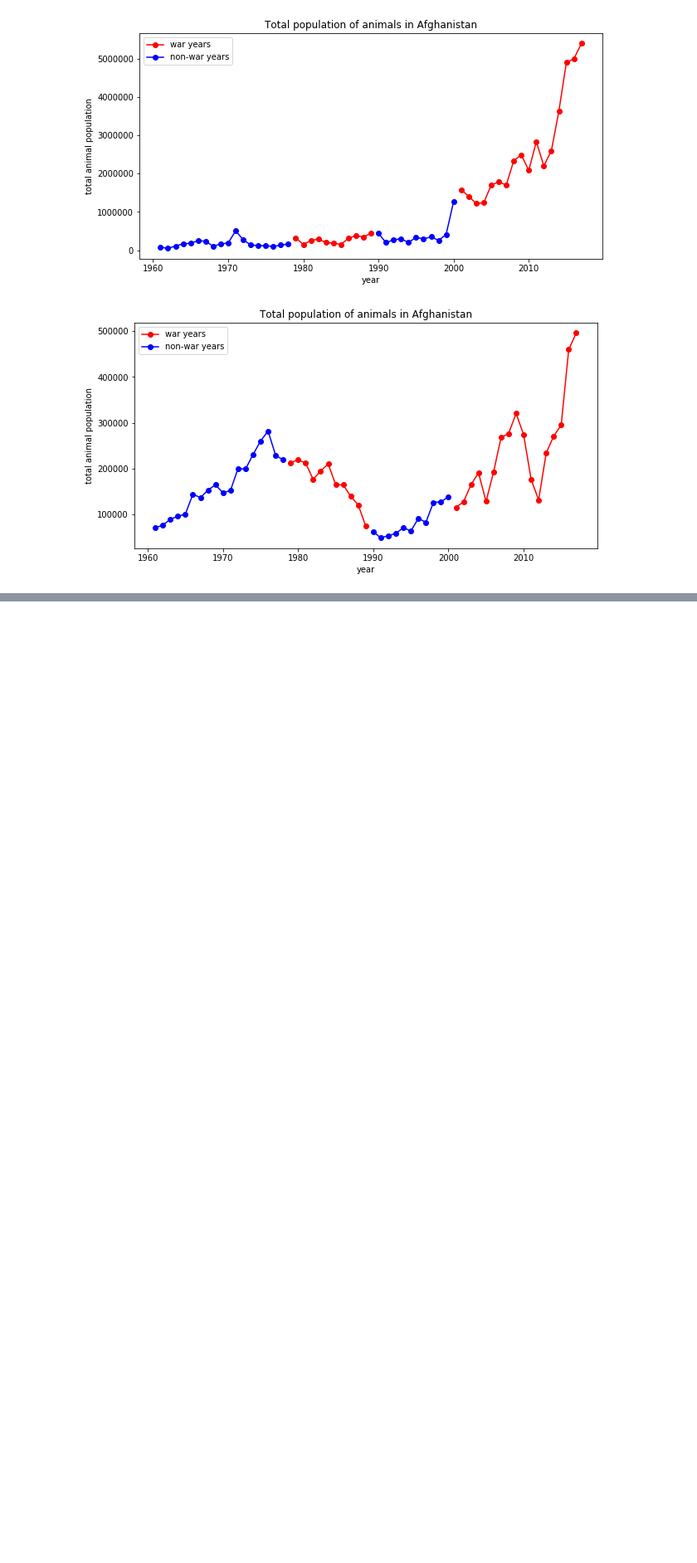
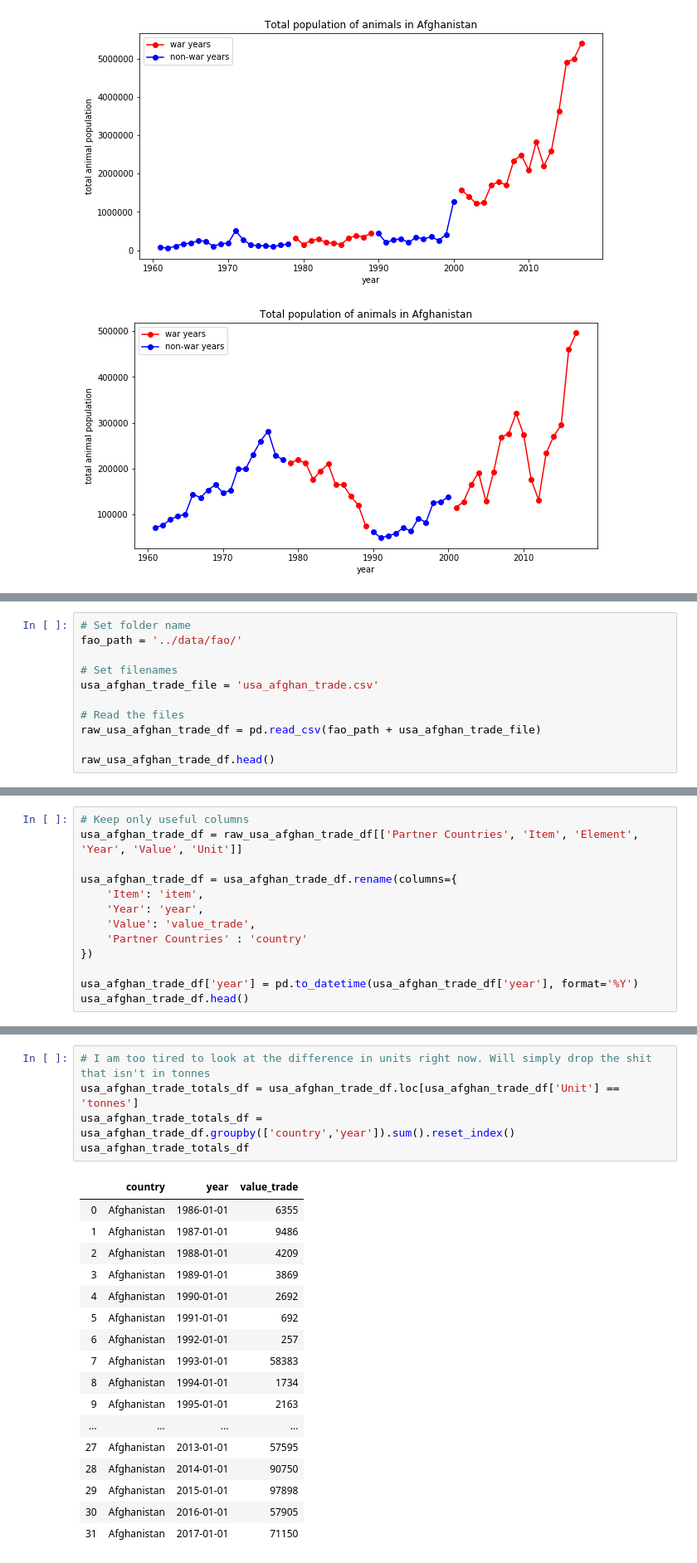
Before and after one commit to pull-fiction/make-crops-not-war, a Jupyter notebook: notebooks/general_trend.ipynb, the cells around one changed output, grey strips where cells are left out. Shown at 83% size. Saved outputs shown, nothing was run; the diff lists cells and outputs as text; blank space fills up the shorter version.

Commit message:
explored trade between USA and afghan in general trends, added cell to export dfs to csv in project

```diff
--- a/notebooks/general_trend.ipynb
+++ b/notebooks/general_trend.ipynb
@@ -812,0 +818,11 @@ plot_animals_and_war(final_wars_df, exports_per_year_per_country, country)
+# %%
+# Set folder name
+fao_path = '../data/fao/'
+
+# Set filenames
+usa_afghan_trade_file = 'usa_afghan_trade.csv'
+
+# Read the files
+raw_usa_afghan_trade_df = pd.read_csv(fao_path + usa_afghan_trade_file)
+
+raw_usa_afghan_trade_df.head()
@@ -812,0 +845,13 @@ plot_animals_and_war(final_wars_df, exports_per_year_per_country, country)
+# %%
+# Keep only useful columns
+usa_afghan_trade_df = raw_usa_afghan_trade_df[['Partner Countries', 'Item', 'Element', 'Year', 'Value', 'Unit']]
+
+usa_afghan_trade_df = usa_afghan_trade_df.rename(columns={
+    'Item': 'item',
+    'Year': 'year',
+    'Value': 'value_trade',
+    'Partner Countries' : 'country'
+})
+
+usa_afghan_trade_df['year'] = pd.to_datetime(usa_afghan_trade_df['year'], format='%Y')
+usa_afghan_trade_df.head()
@@ -812,0 +865,23 @@ plot_animals_and_war(final_wars_df, exports_per_year_per_country, country)
+# %%
+# I am too tired to look at the difference in units right now. Will simply drop the shit that isn't in tonnes
+usa_afghan_trade_totals_df = usa_afghan_trade_df.loc[usa_afghan_trade_df['Unit'] == 'tonnes']
+usa_afghan_trade_totals_df = usa_afghan_trade_df.groupby(['country','year']).sum().reset_index()
+usa_afghan_trade_totals_df
+# %% [output]
+|  | country | year | value_trade |
+| 0 | Afghanistan | 1986-01-01 | 6355 |
+| 1 | Afghanistan | 1987-01-01 | 9486 |
+| 2 | Afghanistan | 1988-01-01 | 4209 |
+| 3 | Afghanistan | 1989-01-01 | 3869 |
+| 4 | Afghanistan | 1990-01-01 | 2692 |
+| 5 | Afghanistan | 1991-01-01 | 692 |
+| 6 | Afghanistan | 1992-01-01 | 257 |
+| 7 | Afghanistan | 1993-01-01 | 58383 |
+| 8 | Afghanistan | 1994-01-01 | 1734 |
+| 9 | Afghanistan | 1995-01-01 | 2163 |
+| ... | ... | ... | ... |
+| 27 | Afghanistan | 2013-01-01 | 57595 |
+| 28 | Afghanistan | 2014-01-01 | 90750 |
+| 29 | Afghanistan | 2015-01-01 | 97898 |
+| 30 | Afghanistan | 2016-01-01 | 57905 |
+| 31 | Afghanistan | 2017-01-01 | 71150 |
```
Also changed, not shown: parts of 14 cells of this notebook, 1 other file.
